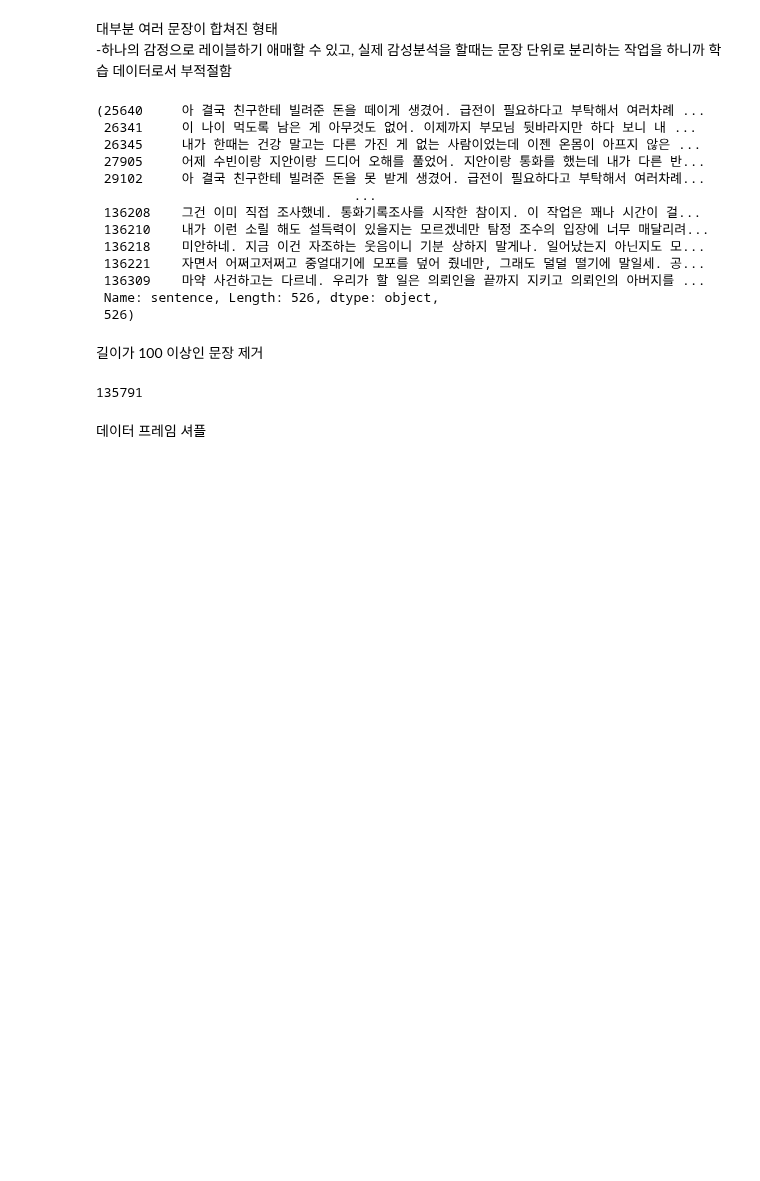
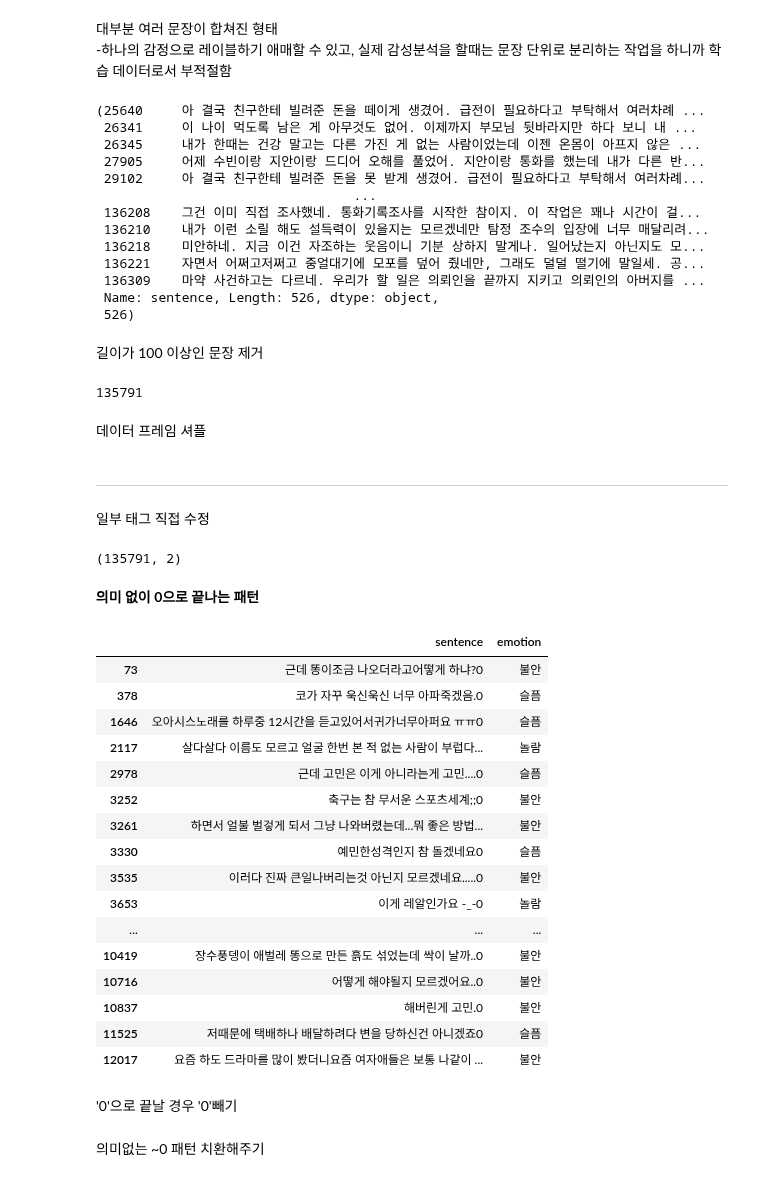
Before and after one commit to Bongwoo2lee/floread, a Jupyter notebook: sentiment-analysis/EDA.ipynb, the cells around one changed output. Drawn from its saved outputs; the diff is of its cells as text; code cells hidden in the pictures; blank space fills up the shorter version.

```diff
--- a/sentiment-analysis/EDA.ipynb
+++ b/sentiment-analysis/EDA.ipynb
@@ -926,3 +926,41 @@ from sklearn.utils import shuffle
 trainset = shuffle(trainset).reset_index(drop=True)
 # %%
 trainset.to_csv('data/병합데이터셋-v3.csv', encoding='utf-8-sig')
+# %% [markdown]
+---
+
+일부 태그 직접 수정
+# %%
+import pandas as pd
+df = pd.read_csv('data/병합데이터셋-v3a.csv', index_col=0)
+df.shape
+# %% [output]
+(135791, 2)
+# %%
+df= df.dropna()
+df = df.drop_duplicates(subset='sentence')
+# %% [markdown]
+__의미 없이 0으로 끝나는 패턴__
+# %%
+df_ending_with_0 = df[df['sentence'].str.endswith('0')]
+df_ending_with_0.iloc[:30]
+# %% [output]
+|  | sentence | emotion |
+| 73 | 근데 똥이조금 나오더라고어떻게 하냐?0 | 불안 |
+| 378 | 코가 자꾸 욱신욱신 너무 아파죽겠음.0 | 슬픔 |
+| 1646 | 오아시스노래를 하루중 12시간을 듣고있어서귀가너무아퍼요 ㅠㅠ0 | 슬픔 |
+| 2117 | 살다살다 이름도 모르고 얼굴 한번 본 적 없는 사람이 부럽다... | 놀람 |
+| 2978 | 근데 고민은 이게 아니라는게 고민....0 | 슬픔 |
+| 3252 | 축구는 참 무서운 스포츠세계;;0 | 불안 |
+| 3261 | 하면서 얼불 벌겋게 되서 그냥 나와버렸는데...뭐 좋은 방법... | 불안 |
+| 3330 | 예민한성격인지 참 돌겠네요0 | 슬픔 |
+| 3535 | 이러다 진짜 큰일나버리는것 아닌지 모르겠네요.....0 | 불안 |
+| 3653 | 이게 레알인가요 -_-0 | 놀람 |
+| ... | ... | ... |
+| 10419 | 장수풍뎅이 애벌레 똥으로 만든 흙도 섞었는데 싹이 날까..0 | 불안 |
+| 10716 | 어떻게 해야될지 모르겠어요..0 | 불안 |
+| 10837 | 해버린게 고민.0 | 불안 |
+| 11525 | 저때문에 택배하나 배달하려다 변을 당하신건 아니겠죠0 | 슬픔 |
+| 12017 | 요즘 하도 드라마를 많이 봤더니요즘 여자애들은 보통 나같이 ... | 불안 |
+# %% [markdown]
+'0'으로 끝날 경우 '0'빼기
@@ -928,0 +974,2 @@ trainset.to_csv('data/병합데이터셋-v3.csv', encoding='utf-8-sig')
+# %% [markdown]
+의미없는 ~0 패턴 치환해주기
```
Also changed, not shown: parts of 9 cells of this notebook.
